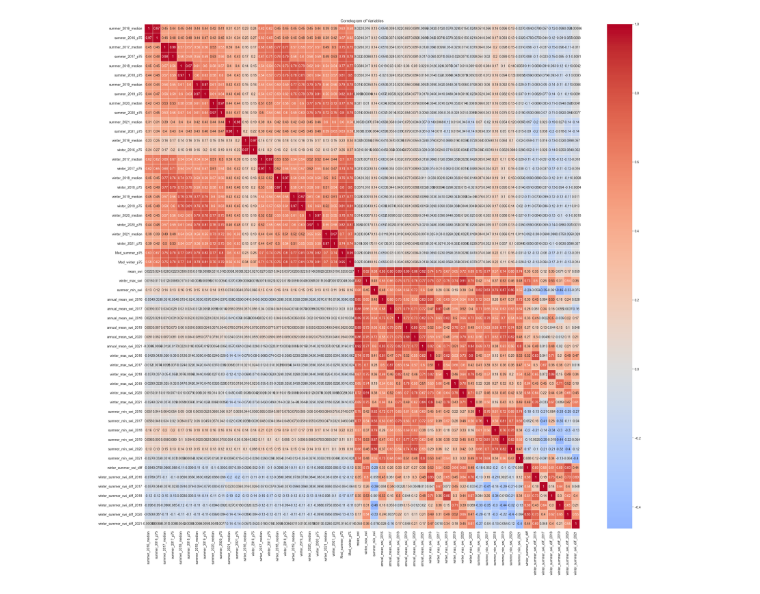
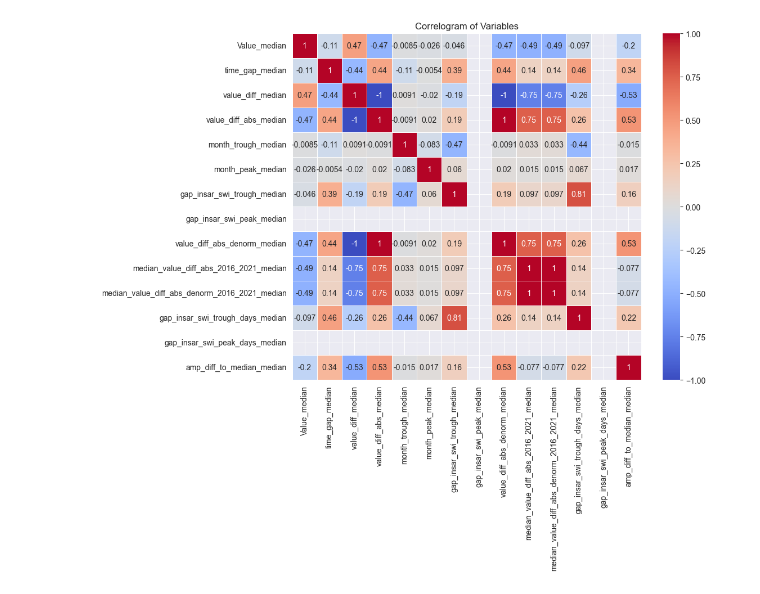
Before and after one commit to jllspear/insar_rga_misc, a Jupyter notebook: rga_stats_pca.ipynb, the cells around one changed output. Saved outputs shown, nothing was run; the diff lists cells and outputs as text; code cells hidden in the pictures.

```diff
--- a/rga_stats_pca.ipynb
+++ b/rga_stats_pca.ipynb
@@ -6,7 +6,7 @@ from tqdm import tqdm
 import matplotlib.pyplot as plt
 
 insar_data_path = "C:/Users/eleonore.kong/Documents/InSAR/DATA/grid_stats_agg_lpf.gpkg"
-layer = 'grid_500m'
+layer = 'grid_250m_filterd60'
 output = "C:/Users/eleonore.kong/Documents/InSAR/DATA/"
 # %%
 gdf = pyogrio.read_dataframe(insar_data_path, layer=layer)
@@ -17,6 +13,4 @@ gdf = pyogrio.read_dataframe(insar_data_path, layer=layer)
 # %%
-link = pyogrio.read_dataframe("C:/Users/eleonore.kong/Documents/InSAR/DATA/tables_link.gpkg", layer='grid_rga_swi_link')
-link = link.drop('geometry', axis=1)
-gdf = gdf.merge(link, on=layer)
-gdf
+gdf = gdf[gdf['Type'] == 'Trough']
+gdf.head()
 # %% [output]
@@ -51,9 +39,9 @@ import seaborn as sns
 # df = gdf[['Detrended Amplitude_median', 'mean_swi', 'winter_max_swi', 'summer_min_swi', 'winter_summer_swi_diff', 'NIVEAU']]
 # df = gdf[[col for col in gdf.columns if '2018' in col]]
 
-df = gdf.drop([layer,'geometry', 'NIVEAU'], axis=1)
+df = gdf.drop(['grid_250m','Type','geometry', 'year', 'year_median', 'month_median', 'NIVEAU_median'], axis=1)
 df.fillna(0, inplace=True)
-target = gdf['NIVEAU'].values
+target = gdf['NIVEAU_median'].values
 # %%
 # Step 3: Standardize the Data
 scaler = StandardScaler()
@@ -195,11 +181,11 @@ import matplotlib.pyplot as plt
 corr_matrix = df.corr(method='pearson')
 # %%
 # Step 2: Create a correlogram (heatmap)
-plt.figure(figsize=(30, 28))
+plt.figure(figsize=(10, 8))
 sns.heatmap(corr_matrix, annot=True, cmap='coolwarm', center=0, linewidths=0.5)
 
 # Step 3: Add plot formatting
 plt.title('Correlogram of Variables')
 plt.show()
 # %% [output]
-[figure, old version]
+[figure, new version]
```
Also changed, not shown: parts of 7 cells of this notebook, 11 other files.
